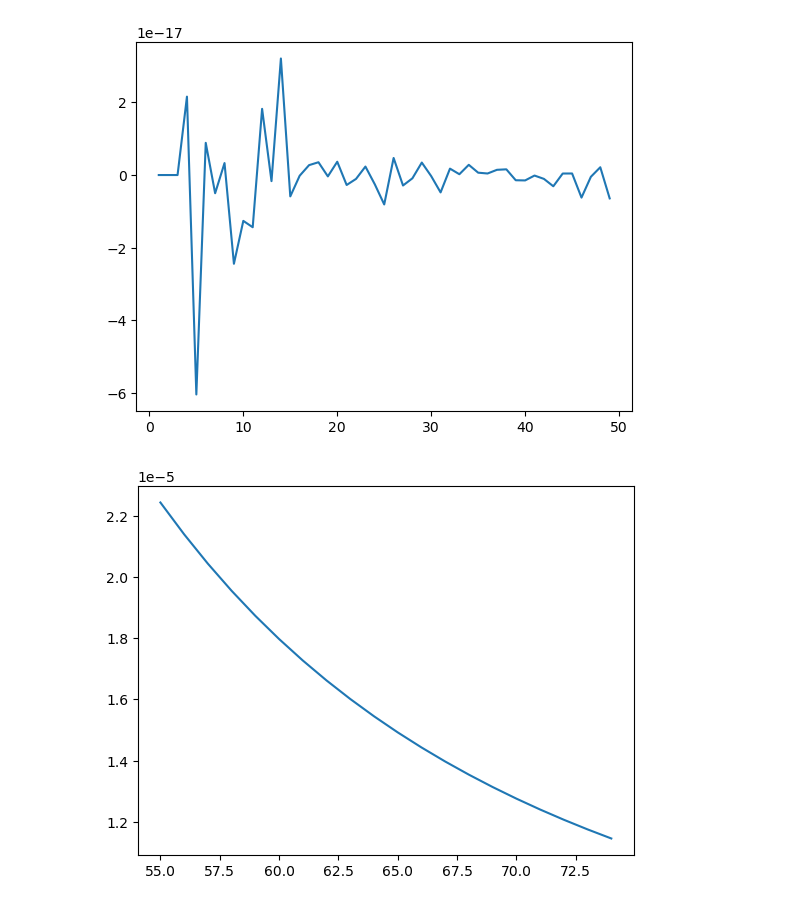
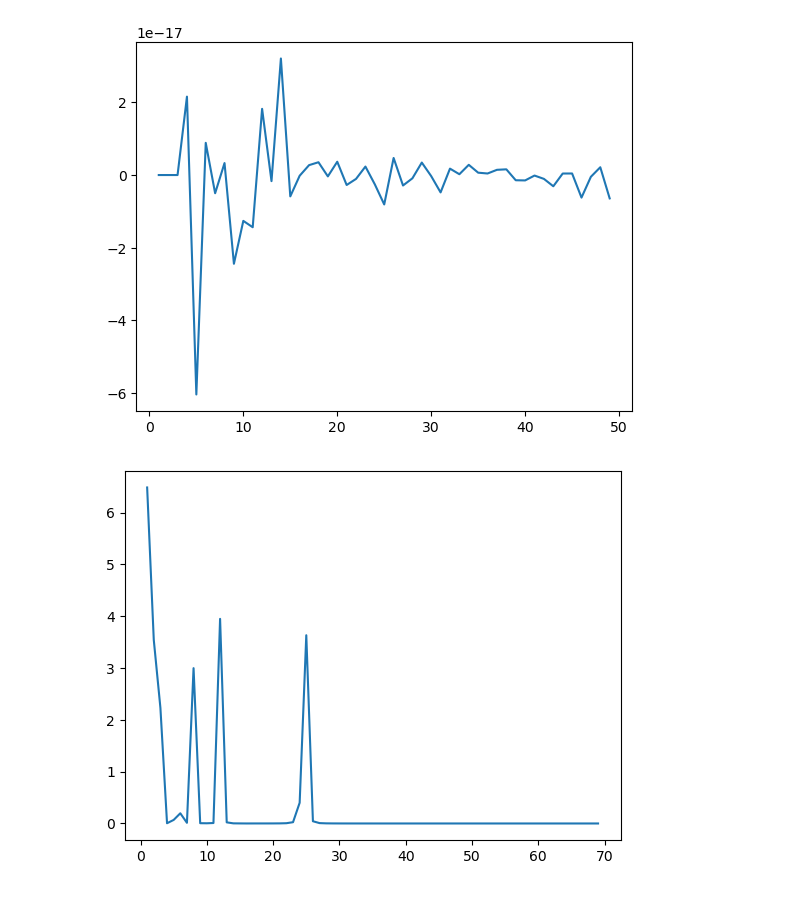
Before and after one commit to SED0280/BakalarkaCode, a Jupyter notebook: Gausova Kvadratura.ipynb, the cells around one changed output. Saved outputs shown, nothing was run; the diff lists cells and outputs as text; code cells hidden in the pictures.

```diff
--- a/Gausova Kvadratura.ipynb
+++ b/Gausova Kvadratura.ipynb
@@ -579,8 +585,8 @@ l = lambda x : kl.integ.legendre_normal(x, n)
 
 lamb = 1
 aprox = []
-#node_range = range(1,n+20)
-node_range = range(250,300)
+node_range = range(1,n+20)
+#node_range = range(250,300)
 for node_count in node_range:
     nodes, weights = kl.integ.nodes_weights(node_count)
     nodesx = np.reshape(nodes, (-1, 1))
@@ -617,24 +624,24 @@ plt.show()
 # %%
 n = 50
 l = lambda x : kl.integ.legendre_normal(x, n)
 
 lamb = 1
 aprox = []
-#node_range = range(1,n+20)
-node_range = range(55,75)
+node_range = range(1,n+20)
+#node_range = range(55,75)
 for node_count in node_range:
     nodes, weights = kl.integ.nodes_weights(node_count)
     nodesx1 = np.reshape(nodes, (-1, 1, 1, 1))
     nodesy1 = np.reshape(nodes, (1, -1, 1, 1))
     nodesx2 = np.reshape(nodes, (1, 1, -1, 1))
     nodesy2 = np.reshape(nodes, (1, 1, 1, -1))
     dist_sq = (nodesx1 - nodesx2)**2 + (nodesy1 - nodesy2)**2
     C_tensor = np.exp(-np.sqrt(dist_sq)/lamb)
     values = (l(nodes)[n]*weights)
     int_aprox = np.einsum('i,j,ijkl,k,l->', values, values, C_tensor, values, values)
     #int_aprox =l(nodes)[n] @ C_tensor @ l(nodes)[n]
     aprox.append(int_aprox)
 plt.plot(node_range,aprox)
 plt.show()
 # %% [output]
-[figure, old version]
+[figure, new version]
```
Also changed, not shown: parts of 12 cells of this notebook, 1 other file.
